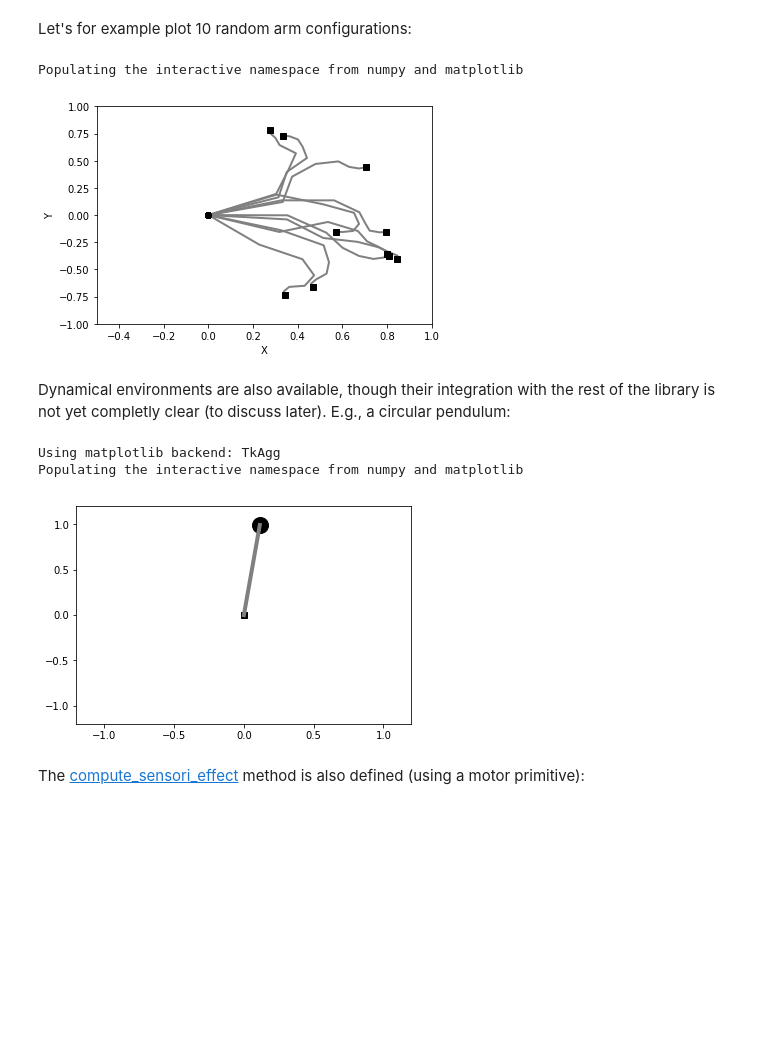
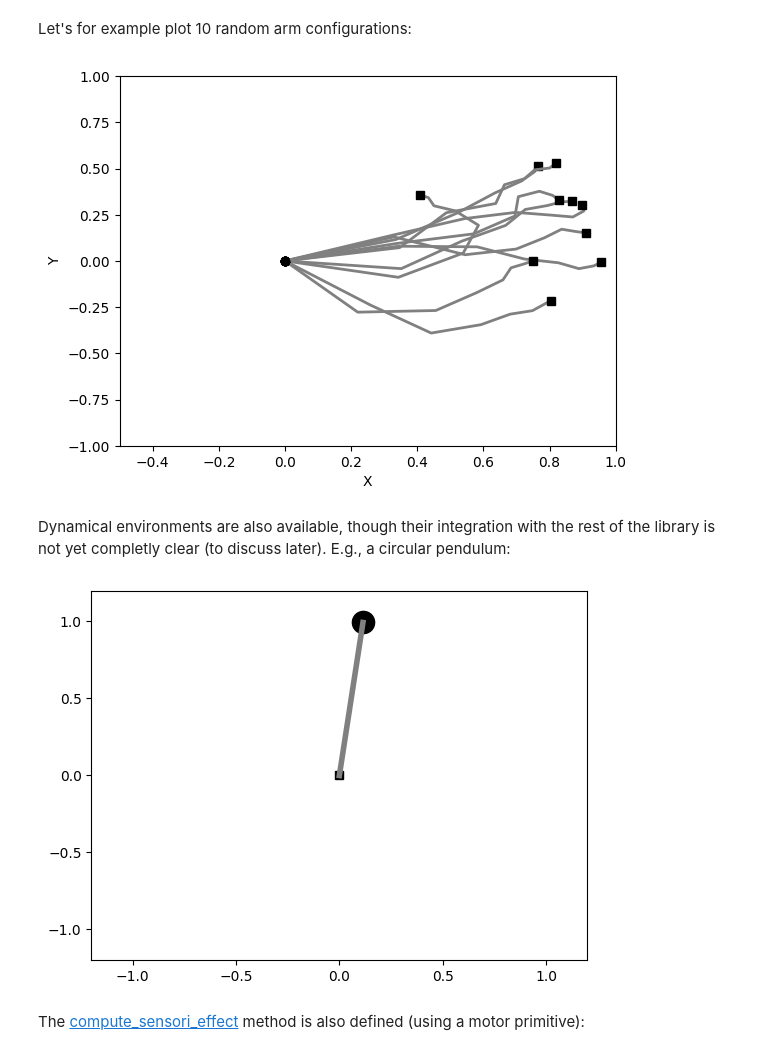
Before and after one commit to CatherineHenry/explauto, a Jupyter notebook: notebook/full_tutorial.ipynb, the cells around one changed output. Saved outputs shown, nothing was run; the diff lists cells and outputs as text; code cells hidden in the pictures; blank space fills up the shorter version.

```diff
--- a/notebook/full_tutorial.ipynb
+++ b/notebook/full_tutorial.ipynb
@@ -90,22 +89,19 @@ motor_configurations = environment.random_motors(n=10)
 Let's for example plot 10 random arm configurations:
 # %%
 # Create the axes for plotting::
-%pylab inline
-ax = axes()
+ax = plt.axes()
 
 # Plotting 10 random motor configurations:
 for m in motor_configurations:
     environment.plot_arm(ax, m)
 # %% [output]
-Populating the interactive namespace from numpy and matplotlib
-[figure, old version]
+[figure, new version]
 # %% [markdown]
 Dynamical environments are also available, though their integration with the rest of the library is not yet completly clear (to discuss later). E.g., a circular pendulum:
 # %%
 environment = Environment.from_configuration('pendulum', 'default')
 # %%
-%pylab
-ax = axes()
+ax = plt.axes()
 
 # Sequence of torques at each time step:
 U = [0.25] * 15 + [-0.25] * 15 + [0.25] * 19
@@ -118,11 +114,9 @@ for u in U:
     ax.cla()
     environment.apply_torque(u)
     environment.plot_current_state(ax)
-    draw()
+    plt.draw()
 # %% [output]
-Using matplotlib backend: TkAgg
-Populating the interactive namespace from numpy and matplotlib
-[figure, old version]
+[figure, new version]
 # %% [markdown]
 The [compute_sensori_effect](http://flowersteam.github.io/explauto/explauto.environment.html#explauto.environment.environment.Environment.compute_sensori_effect) method is also defined (using a motor primitive):
 # %%
```
Also changed, not shown: parts of 20 cells of this notebook, 16 other files.
